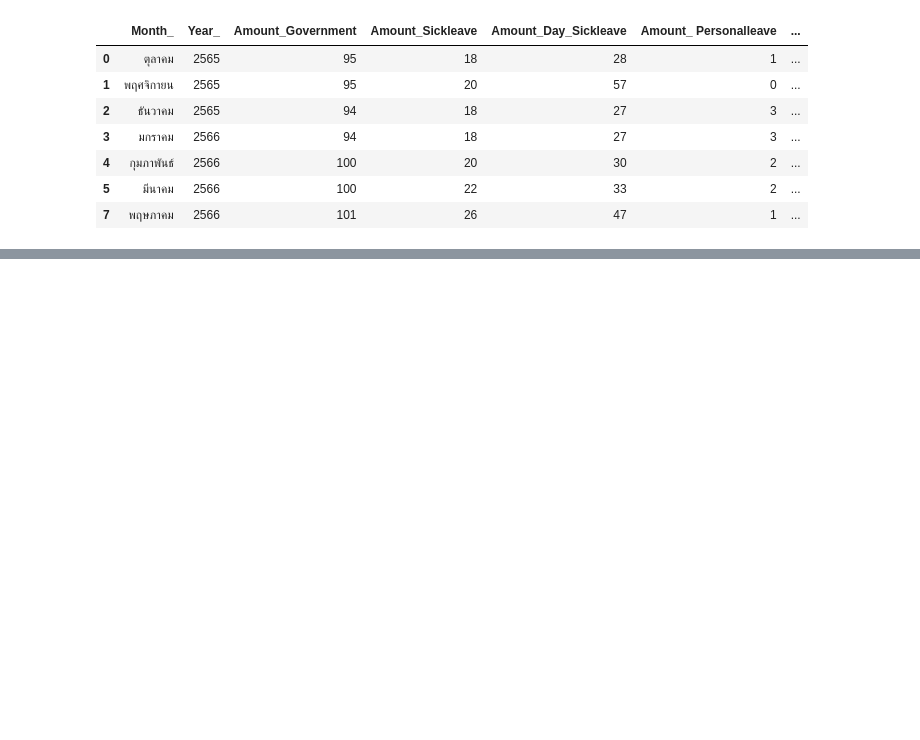
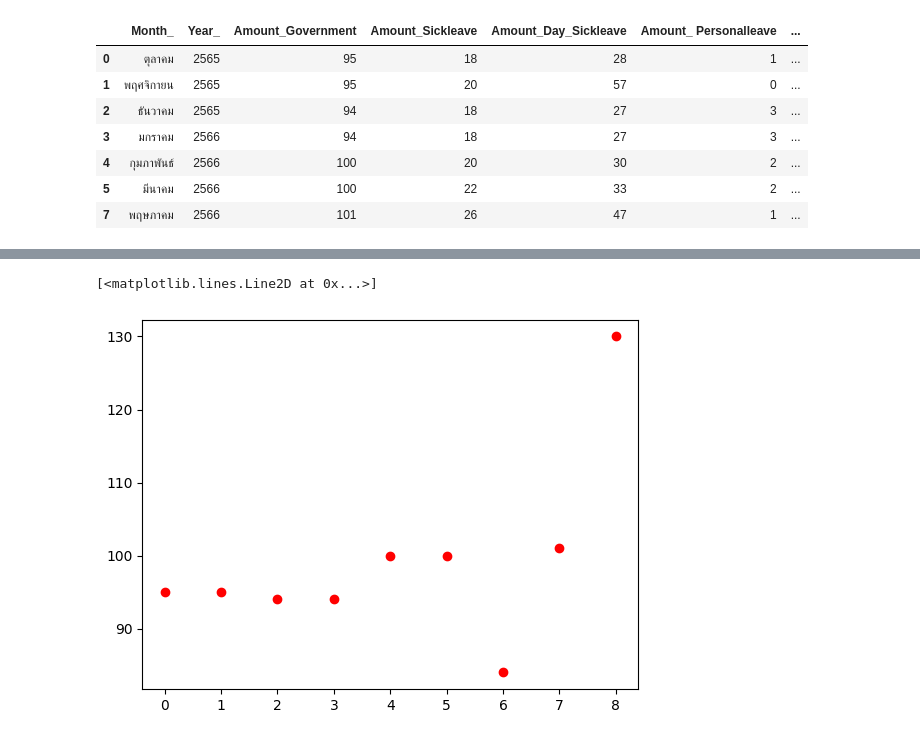
Before and after one commit to ThunchanokChai/DPDM2023, a Jupyter notebook: Data102.ipynb, the cells around one changed output, grey strips where cells are left out. Cells and saved outputs as stored; diff of their text form; code cells hidden in the pictures; blank space fills up the shorter version.

```diff
--- a/Data102.ipynb
+++ b/Data102.ipynb
@@ -336,0 +373,5 @@ table_from_drive[(table_from_drive['Amount_Government'] !=  a ) & (table_from_dr
+# %%
+plt.plot(range(len(table_from_drive)),table_from_drive['Amount_Government'],'or')
+# %% [output]
+[<matplotlib.lines.Line2D at 0x...>]
+[figure, added]
```
Also changed, not shown: parts of 31 cells of this notebook.
